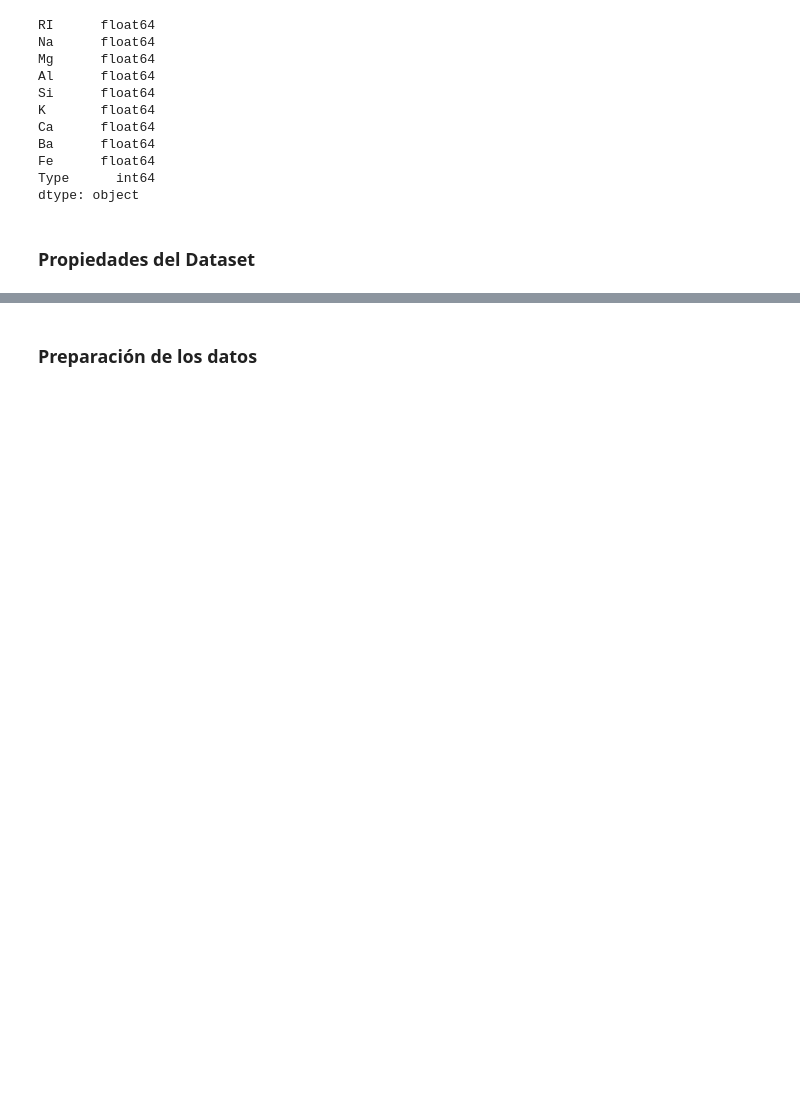
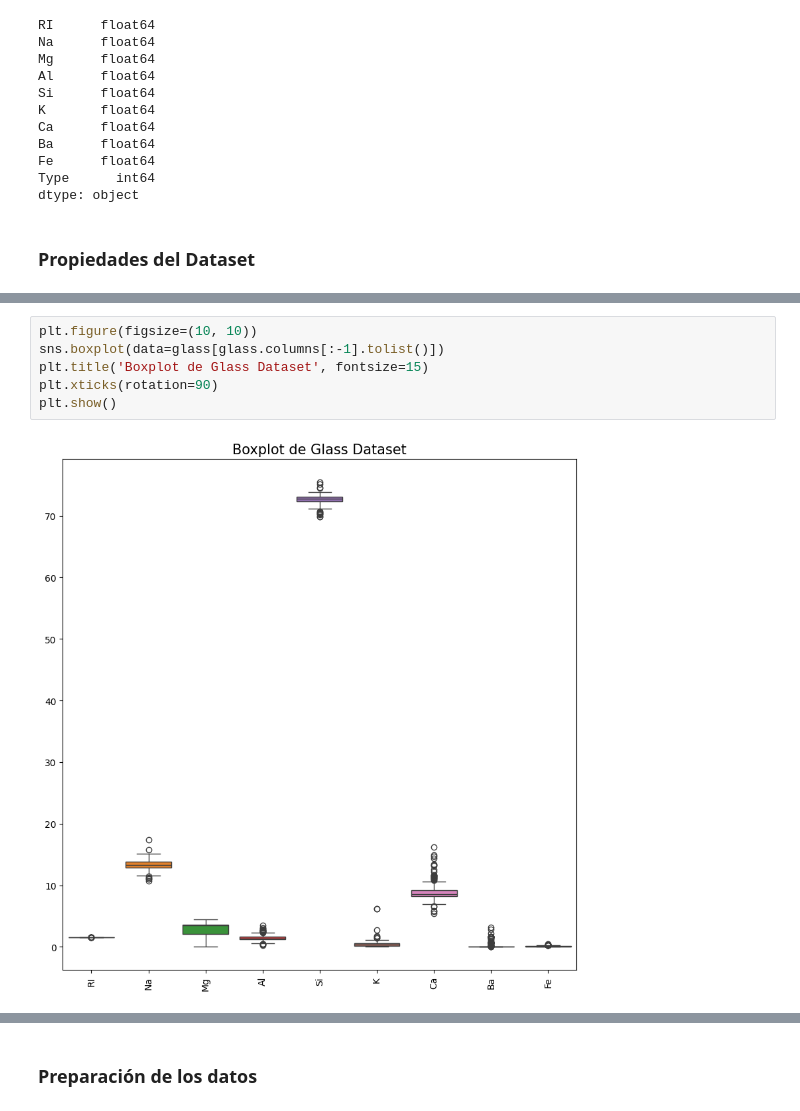
Before and after one commit to sva-alt/los-artificios-glass-dataset, a Jupyter notebook: glass.ipynb, the cells around one changed output, grey strips where cells are left out. Cells and saved outputs as stored; diff of their text form; blank space fills up the shorter version.

Commit message:
data prepared

```diff
--- a/glass.ipynb
+++ b/glass.ipynb
@@ -102,0 +101,8 @@ for feat in glass.columns:
+# %%
+plt.figure(figsize=(10, 10))
+sns.boxplot(data=glass[glass.columns[:-1].tolist()])
+plt.title('Boxplot de Glass Dataset', fontsize=15)
+plt.xticks(rotation=90)
+plt.show()
+# %% [output]
+[figure, added]
```
Also changed, not shown: parts of 13 cells of this notebook.
